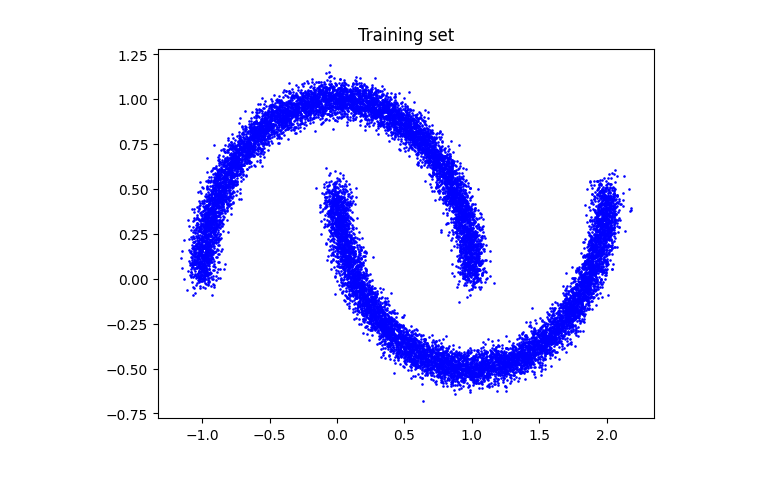
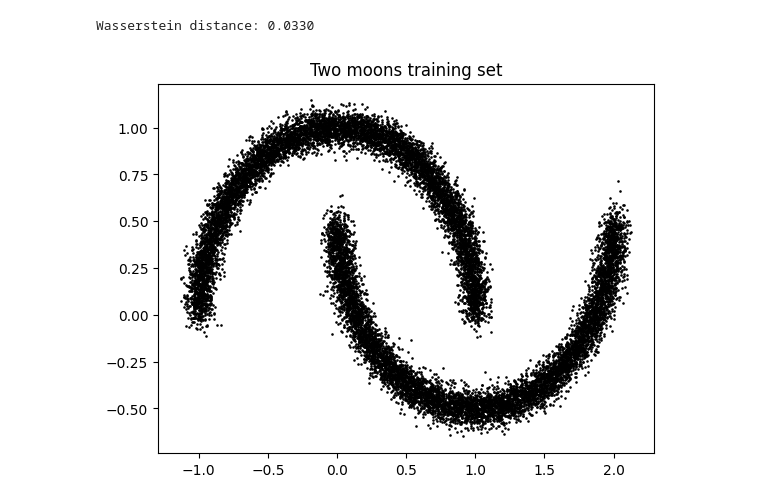
Before and after one commit to phpin57/GenModeling, a Jupyter notebook: diffusion_model.ipynb, the cells around one changed output. Cells and saved outputs as stored; diff of their text form; code cells hidden in the pictures.

```diff
--- a/diffusion_model.ipynb
+++ b/diffusion_model.ipynb
@@ -202,9 +217,19 @@ plt.show()
+# %%
+# Compute the Euclidean distance matrix
+M = ot.dist(x_evolution[-1].cpu().numpy(), dataset.get_whole_dataset().cpu().numpy())
+
+# Compute the Wasserstein distance
+distance = ot.emd2([], [], M, numItermax=1e7)
+
+print(f"Wasserstein distance: {distance:.4f}")
+# %% [output]
+Wasserstein distance: 0.0330
 # %%
 # Scatter plot the training set
 
 X = dataset.get_whole_dataset().cpu().numpy()
-plt.scatter(X[:,0], X[:,1], s=0.75, c='b')
-plt.title("Training set")
+plt.scatter(X[:,0], X[:,1], s=0.75, c='black')
+plt.title("Two moons training set")
 plt.show()
 # %% [output]
-[figure, old version]
+[figure, new version]
```
Also changed, not shown: parts of 8 cells of this notebook, 3 other files.
